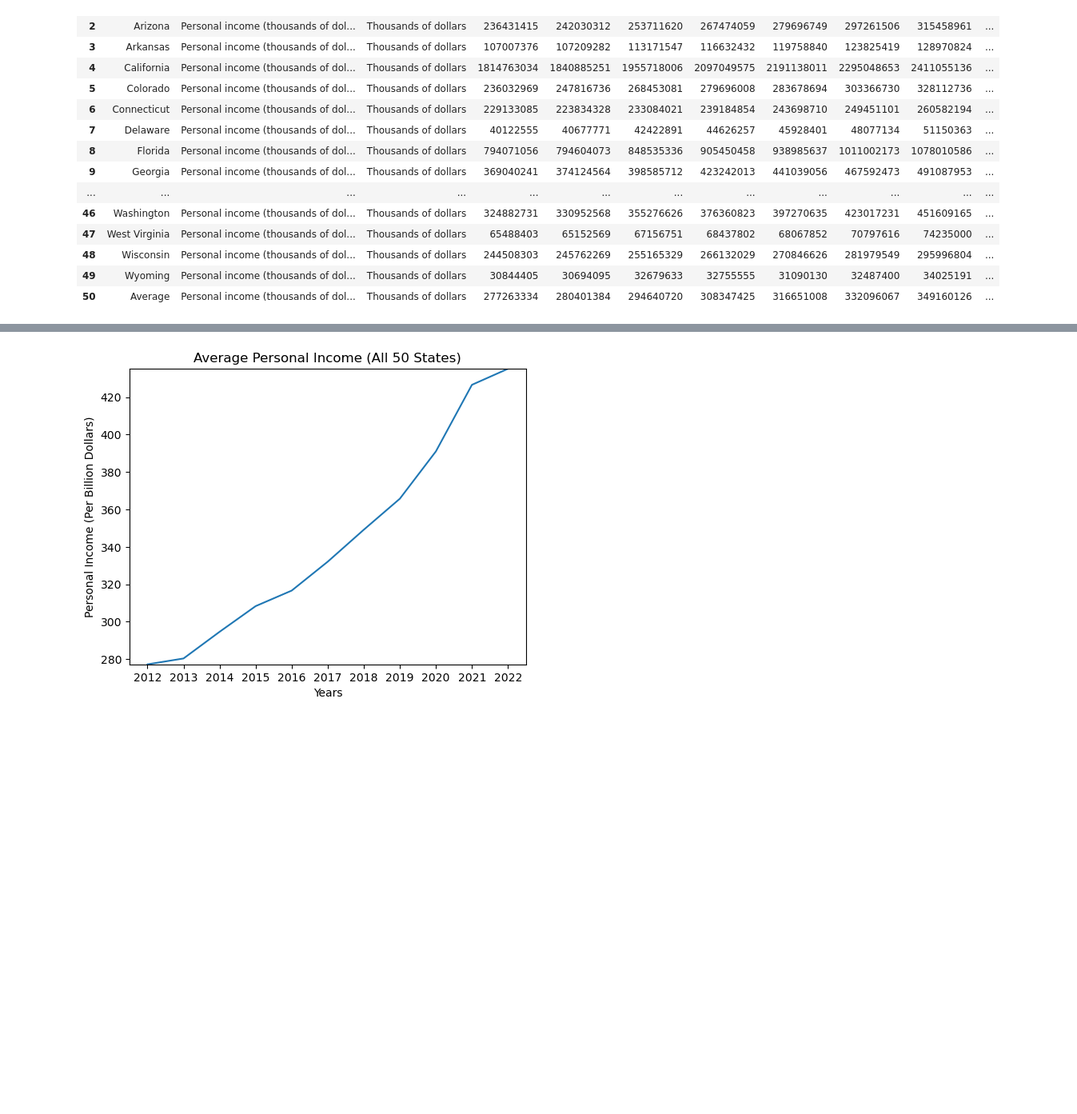
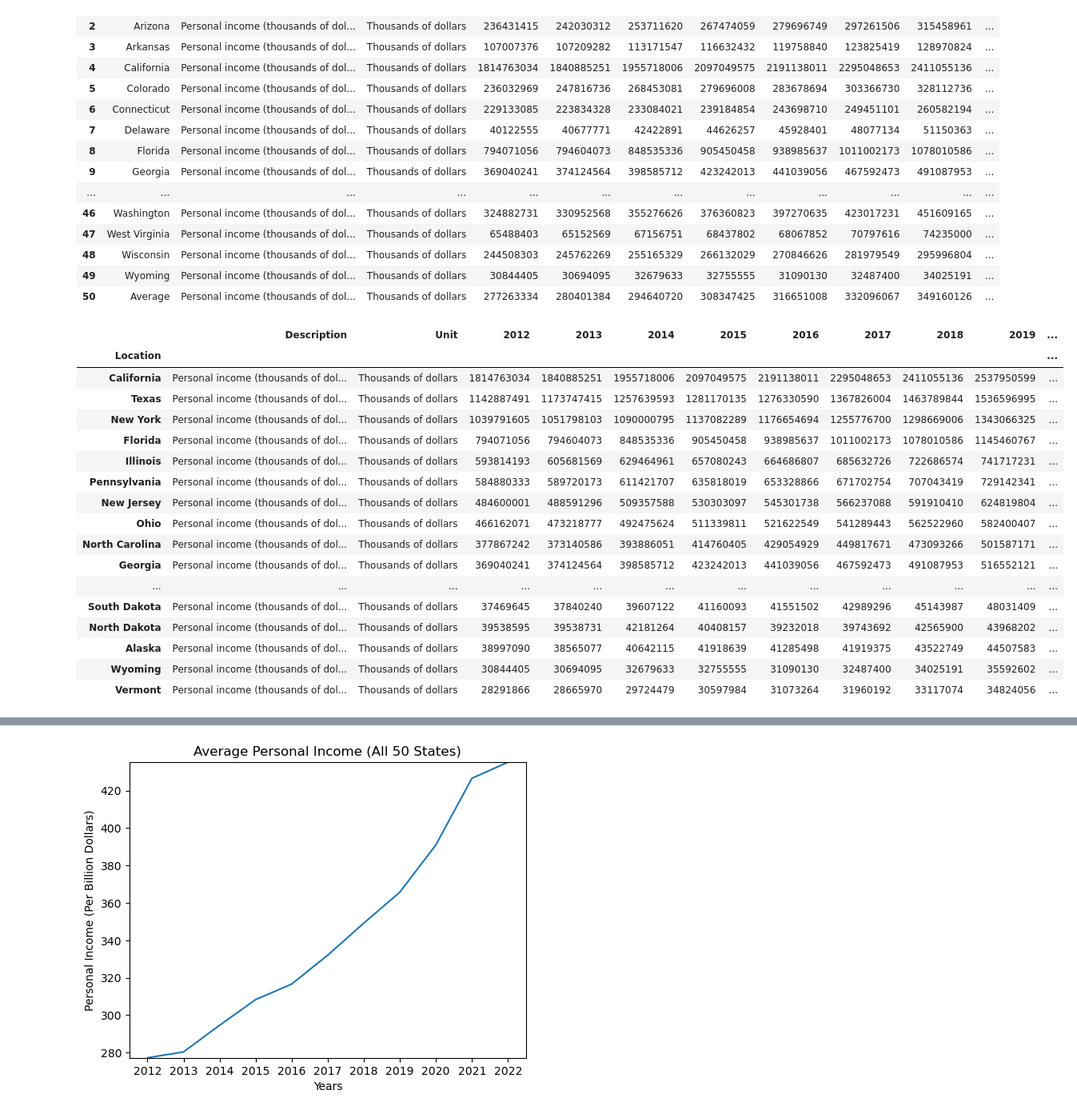
Before and after one commit to Tylerwilliams3644/Bootcamp-Project-1, a Jupyter notebook: Working Code/Income by State/income_by_state.ipynb, the cells around one changed output, grey strips where cells are left out. Shown at 80% size. Cells and saved outputs as stored; diff of their text form; code cells hidden in the pictures; blank space fills up the shorter version.

```diff
--- a/Working Code/Income by State/income_by_state.ipynb
+++ b/Working Code/Income by State/income_by_state.ipynb
@@ -122,6 +122,28 @@ display(income_by_state)
 | 48 | Wisconsin | Personal income (thousands of dol... | Thousands of dollars | 244508303 | 245762269 | 255165329 | 266132029 | 270846626 | 281979549 | 295996804 | ... |
 | 49 | Wyoming | Personal income (thousands of dol... | Thousands of dollars | 30844405 | 30694095 | 32679633 | 32755555 | 31090130 | 32487400 | 34025191 | ... |
 | 50 | Average | Personal income (thousands of dol... | Thousands of dollars | 277263334 | 280401384 | 294640720 | 308347425 | 316651008 | 332096067 | 349160126 | ... |
+# %%
+income_by_state["2022"].max
+income_by_state.sort_values(by= '2022', ascending = False)
+# %% [output]
+|  | Description | Unit | 2012 | 2013 | 2014 | 2015 | 2016 | 2017 | 2018 | 2019 | ... |
+| Location |  |  |  |  |  |  |  |  |  |  | ... |
+| California | Personal income (thousands of dol... | Thousands of dollars | 1814763034 | 1840885251 | 1955718006 | 2097049575 | 2191138011 | 2295048653 | 2411055136 | 2537950599 | ... |
+| Texas | Personal income (thousands of dol... | Thousands of dollars | 1142887491 | 1173747415 | 1257639593 | 1281170135 | 1276330590 | 1367826004 | 1463789844 | 1536596995 | ... |
+| New York | Personal income (thousands of dol... | Thousands of dollars | 1039791605 | 1051798103 | 1090000795 | 1137082289 | 1176654694 | 1255776700 | 1298669006 | 1343066325 | ... |
+| Florida | Personal income (thousands of dol... | Thousands of dollars | 794071056 | 794604073 | 848535336 | 905450458 | 938985637 | 1011002173 | 1078010586 | 1145460767 | ... |
+| Illinois | Personal income (thousands of dol... | Thousands of dollars | 593814193 | 605681569 | 629464961 | 657080243 | 664686807 | 685632726 | 722686574 | 741717231 | ... |
+| Pennsylvania | Personal income (thousands of dol... | Thousands of dollars | 584880333 | 589720173 | 611421707 | 635818019 | 653328866 | 671702754 | 707043419 | 729142341 | ... |
+| New Jersey | Personal income (thousands of dol... | Thousands of dollars | 484600001 | 488591296 | 509357588 | 530303097 | 545301738 | 566237088 | 591910410 | 624819804 | ... |
+| Ohio | Personal income (thousands of dol... | Thousands of dollars | 466162071 | 473218777 | 492475624 | 511339811 | 521622549 | 541289443 | 562522960 | 582400407 | ... |
+| North Carolina | Personal income (thousands of dol... | Thousands of dollars | 377867242 | 373140586 | 393886051 | 414760405 | 429054929 | 449817671 | 473093266 | 501587171 | ... |
+| Georgia | Personal income (thousands of dol... | Thousands of dollars | 369040241 | 374124564 | 398585712 | 423242013 | 441039056 | 467592473 | 491087953 | 516552121 | ... |
+| ... | ... | ... | ... | ... | ... | ... | ... | ... | ... | ... | ... |
+| South Dakota | Personal income (thousands of dol... | Thousands of dollars | 37469645 | 37840240 | 39607122 | 41160093 | 41551502 | 42989296 | 45143987 | 48031409 | ... |
+| North Dakota | Personal income (thousands of dol... | Thousands of dollars | 39538595 | 39538731 | 42181264 | 40408157 | 39232018 | 39743692 | 42565900 | 43968202 | ... |
+| Alaska | Personal income (thousands of dol... | Thousands of dollars | 38997090 | 38565077 | 40642115 | 41918639 | 41285498 | 41919375 | 43522749 | 44507583 | ... |
+| Wyoming | Personal income (thousands of dol... | Thousands of dollars | 30844405 | 30694095 | 32679633 | 32755555 | 31090130 | 32487400 | 34025191 | 35592602 | ... |
+| Vermont | Personal income (thousands of dol... | Thousands of dollars | 28291866 | 28665970 | 29724479 | 30597984 | 31073264 | 31960192 | 33117074 | 34824056 | ... |
 # %%
 #Need to run to set the index to the location column(Only need to run of first run)
 #income_by_state = income_by_state.set_index("Location")
```
Also changed, not shown: parts of 2 cells of this notebook, 1 other file.
